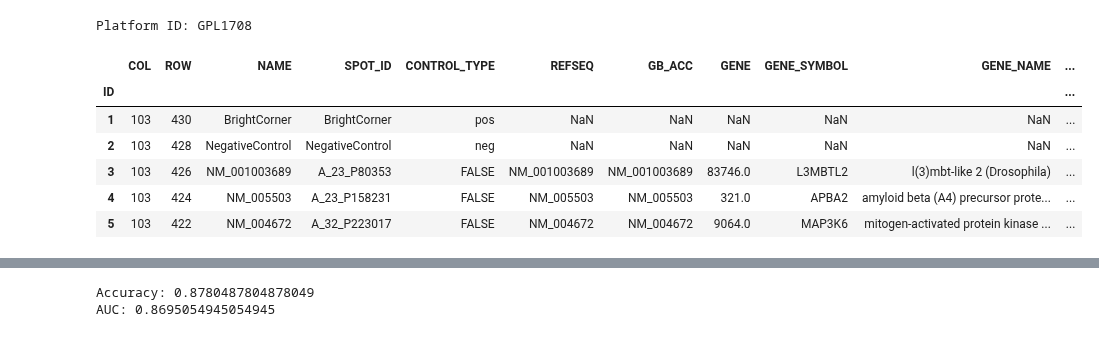
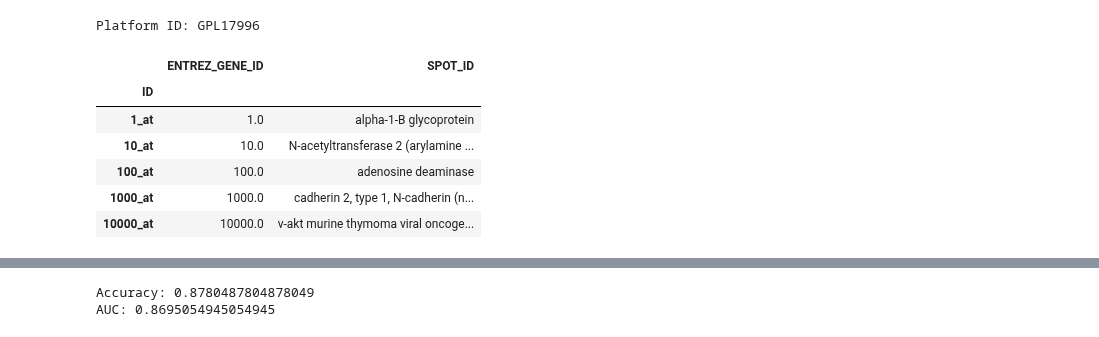
Before and after one commit to MaciejPiernik/ibd, a Jupyter notebook: ibd/notebooks/playground.ipynb, the cells around one changed output, grey strips where cells are left out. Drawn from its saved outputs; the diff is of its cells as text; code cells hidden in the pictures.

```diff
--- a/ibd/notebooks/playground.ipynb
+++ b/ibd/notebooks/playground.ipynb
@@ -5,23 +5,23 @@ import numpy as np
 
 GEOparse.logger.set_verbosity("ERROR")
 # %%
-gse = GEOparse.get_GEO(geo='GSE11223', destdir="./data/geo_cache")
+gse = GEOparse.get_GEO(geo='GSE52746', destdir="./data/geo_cache")
 
 platform_id = gse.metadata['platform_id'][0]
 print(f"Platform ID: {platform_id}")
 
 expr_matrix = gse.pivot_samples('VALUE')
 expr_matrix_t = expr_matrix.T
 values_df = pd.DataFrame(expr_matrix_t)
 locations = gse.gpls[next(iter(gse.gpls))].table.set_index('ID')
 
 locations.head()
 # %% [output]
-Platform ID: GPL1708
+Platform ID: GPL17996
-|  | COL | ROW | NAME | SPOT_ID | CONTROL_TYPE | REFSEQ | GB_ACC | GENE | GENE_SYMBOL | GENE_NAME | ... |
-| ID |  |  |  |  |  |  |  |  |  |  | ... |
-| 1 | 103 | 430 | BrightCorner | BrightCorner | pos | NaN | NaN | NaN | NaN | NaN | ... |
-| 2 | 103 | 428 | NegativeControl | NegativeControl | neg | NaN | NaN | NaN | NaN | NaN | ... |
-| 3 | 103 | 426 | NM_001003689 | A_23_P80353 | FALSE | NM_001003689 | NM_001003689 | 83746.0 | L3MBTL2 | l(3)mbt-like 2 (Drosophila) | ... |
-| 4 | 103 | 424 | NM_005503 | A_23_P158231 | FALSE | NM_005503 | NM_005503 | 321.0 | APBA2 | amyloid beta (A4) precursor prote... | ... |
-| 5 | 103 | 422 | NM_004672 | A_32_P223017 | FALSE | NM_004672 | NM_004672 | 9064.0 | MAP3K6 | mitogen-activated protein kinase ... | ... |
+|  | ENTREZ_GENE_ID | SPOT_ID |
+| ID |  |  |
+| 1_at | 1.0 | alpha-1-B glycoprotein |
+| 10_at | 10.0 | N-acetyltransferase 2 (arylamine ... |
+| 100_at | 100.0 | adenosine deaminase |
+| 1000_at | 1000.0 | cadherin 2, type 1, N-cadherin (n... |
+| 10000_at | 10000.0 | v-akt murine thymoma viral oncoge... |
```
Also changed, not shown: parts of 1 cell of this notebook, 3 other files.
